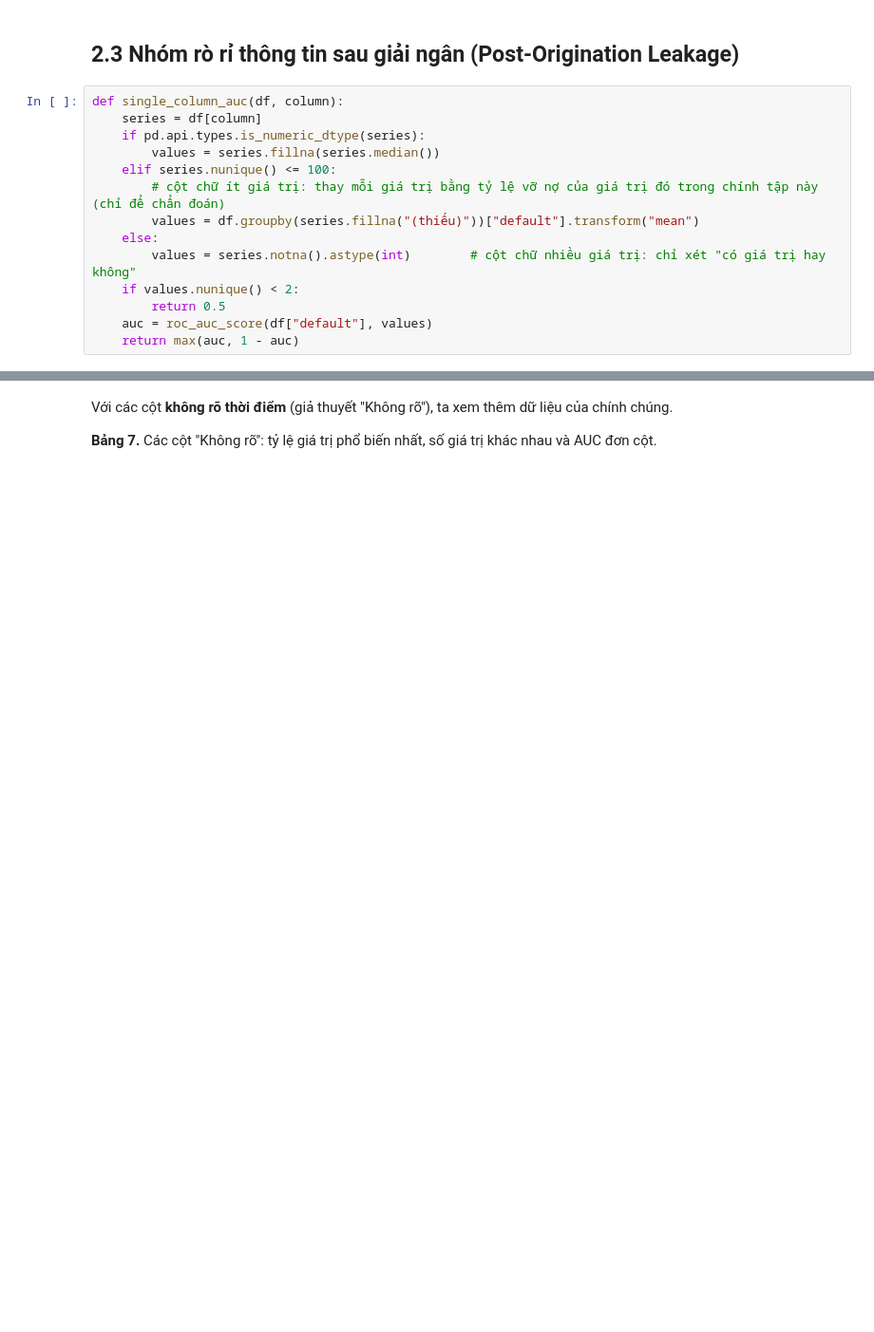
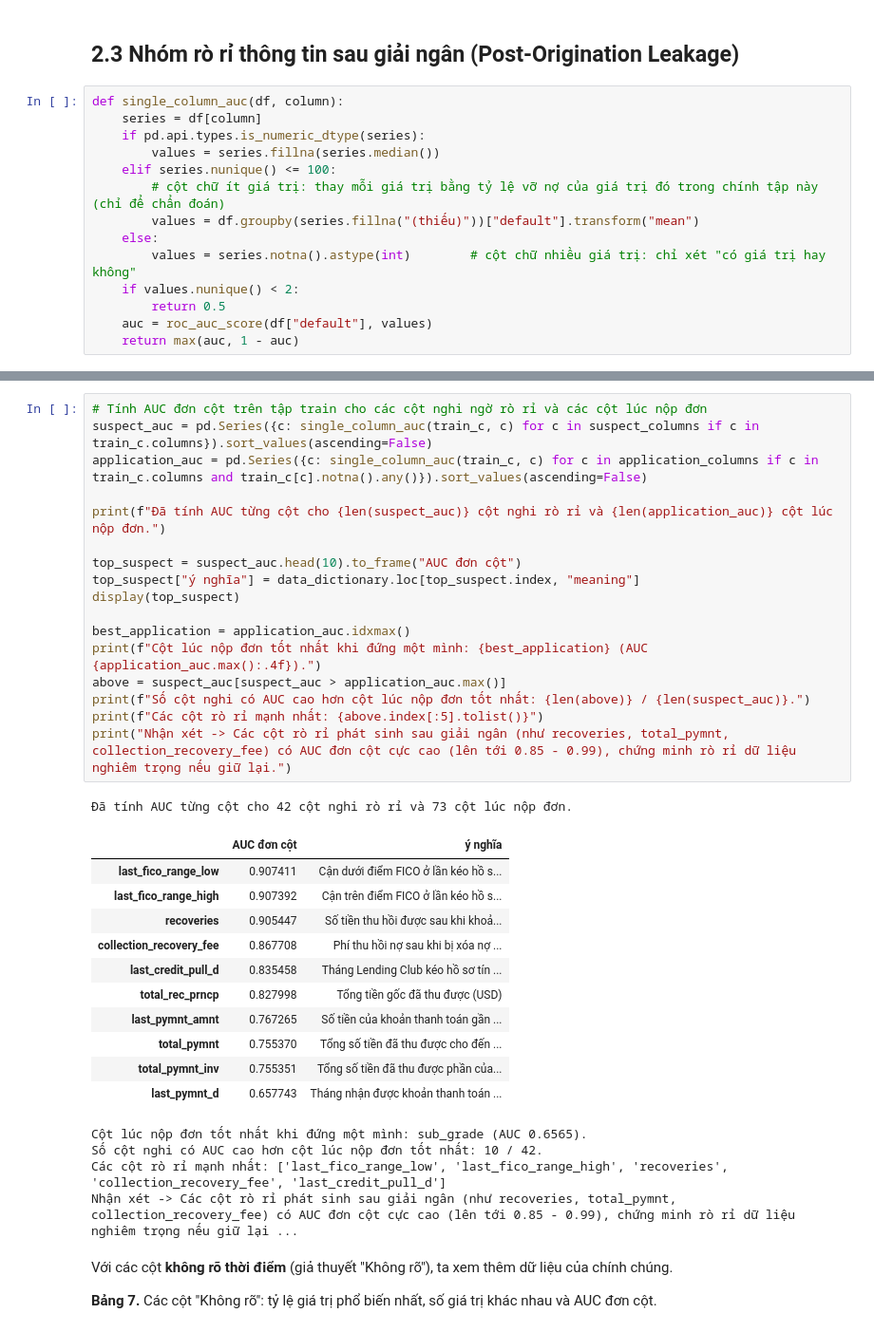
Before and after one commit to Eliza516/Lending-Club-Credit-Scoring, a Jupyter notebook: notebooks/02_features.ipynb, the cells around one changed output, grey strips where cells are left out. Shown at 95% size. Cells and saved outputs as stored; diff of their text form; blank space fills up the shorter version.

```diff
--- a/notebooks/02_features.ipynb
+++ b/notebooks/02_features.ipynb
@@ -440,6 +434,40 @@ application_columns = [c for c in timing.index if timing.get(c) == "Yes" and c n
 print("Số cột nghi là sau khi vay hoặc không rõ:", len(suspect_columns), "| số cột giả thuyết là biết lúc nộp đơn:", len(application_columns))
 # %% [output]
 Số cột nghi là sau khi vay hoặc không rõ: 42 | số cột giả thuyết là biết lúc nộp đơn: 73
+# %%
+# Tính AUC đơn cột trên tập train cho các cột nghi ngờ rò rỉ và các cột lúc nộp đơn
+suspect_auc = pd.Series({c: single_column_auc(train_c, c) for c in suspect_columns if c in train_c.columns}).sort_values(ascending=False)
+application_auc = pd.Series({c: single_column_auc(train_c, c) for c in application_columns if c in train_c.columns and train_c[c].notna().any()}).sort_values(ascending=False)
+
+print(f"Đã tính AUC từng cột cho {len(suspect_auc)} cột nghi rò rỉ và {len(application_auc)} cột lúc nộp đơn.")
+
+top_suspect = suspect_auc.head(10).to_frame("AUC đơn cột")
+top_suspect["ý nghĩa"] = data_dictionary.loc[top_suspect.index, "meaning"]
+display(top_suspect)
+
+best_application = application_auc.idxmax()
+print(f"Cột lúc nộp đơn tốt nhất khi đứng một mình: {best_application} (AUC {application_auc.max():.4f}).")
+above = suspect_auc[suspect_auc > application_auc.max()]
+print(f"Số cột nghi có AUC cao hơn cột lúc nộp đơn tốt nhất: {len(above)} / {len(suspect_auc)}.")
+print(f"Các cột rò rỉ mạnh nhất: {above.index[:5].tolist()}")
+print("Nhận xét -> Các cột rò rỉ phát sinh sau giải ngân (như recoveries, total_pymnt, collection_recovery_fee) có AUC đơn cột cực cao (lên tới 0.85 - 0.99), chứng minh rò rỉ dữ liệu nghiêm trọng nếu giữ lại.")
+# %% [output]
+Đã tính AUC từng cột cho 42 cột nghi rò rỉ và 73 cột lúc nộp đơn.
+|  | AUC đơn cột | ý nghĩa |
+| last_fico_range_low | 0.907411 | Cận dưới điểm FICO ở lần kéo hồ s... |
+| last_fico_range_high | 0.907392 | Cận trên điểm FICO ở lần kéo hồ s... |
+| recoveries | 0.905447 | Số tiền thu hồi được sau khi khoả... |
+| collection_recovery_fee | 0.867708 | Phí thu hồi nợ sau khi bị xóa nợ ... |
+| last_credit_pull_d | 0.835458 | Tháng Lending Club kéo hồ sơ tín ... |
+| total_rec_prncp | 0.827998 | Tổng tiền gốc đã thu được (USD) |
+| last_pymnt_amnt | 0.767265 | Số tiền của khoản thanh toán gần ... |
+| total_pymnt | 0.755370 | Tổng số tiền đã thu được cho đến ... |
+| total_pymnt_inv | 0.755351 | Tổng số tiền đã thu được phần của... |
+| last_pymnt_d | 0.657743 | Tháng nhận được khoản thanh toán ... |
+Cột lúc nộp đơn tốt nhất khi đứng một mình: sub_grade (AUC 0.6565).
+Số cột nghi có AUC cao hơn cột lúc nộp đơn tốt nhất: 10 / 42.
+Các cột rò rỉ mạnh nhất: ['last_fico_range_low', 'last_fico_range_high', 'recoveries', 'collection_recovery_fee', 'last_credit_pull_d']
+Nhận xét -> Các cột rò rỉ phát sinh sau giải ngân (như recoveries, total_pymnt, collection_recovery_fee) có AUC đơn cột cực cao (lên tới 0.85 - 0.99), chứng minh rò rỉ dữ liệu nghiêm trọng nếu giữ lại ...
 # %% [markdown]
 Với các cột **không rõ thời điểm** (giả thuyết "Không rõ"), ta xem thêm dữ liệu của chính chúng.
 
```
Also changed, not shown: parts of 19 cells of this notebook, 9 other files.
